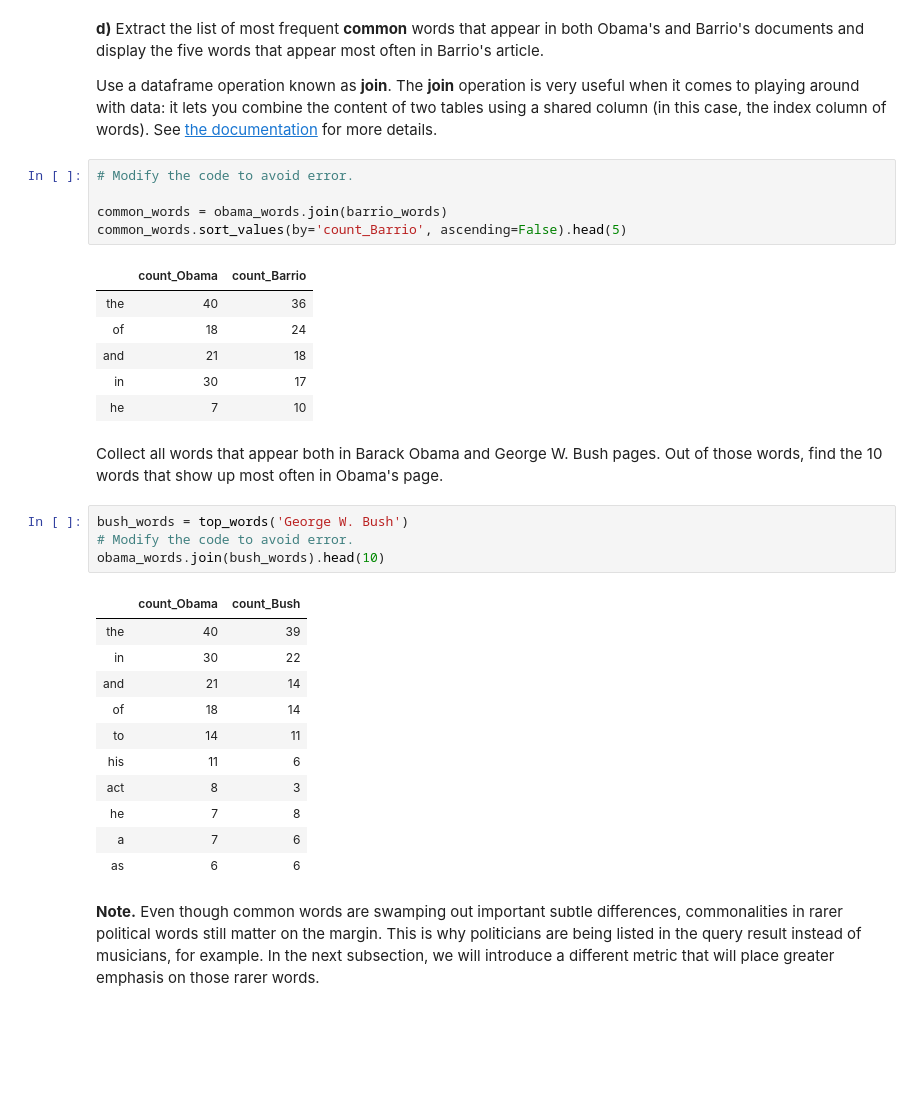
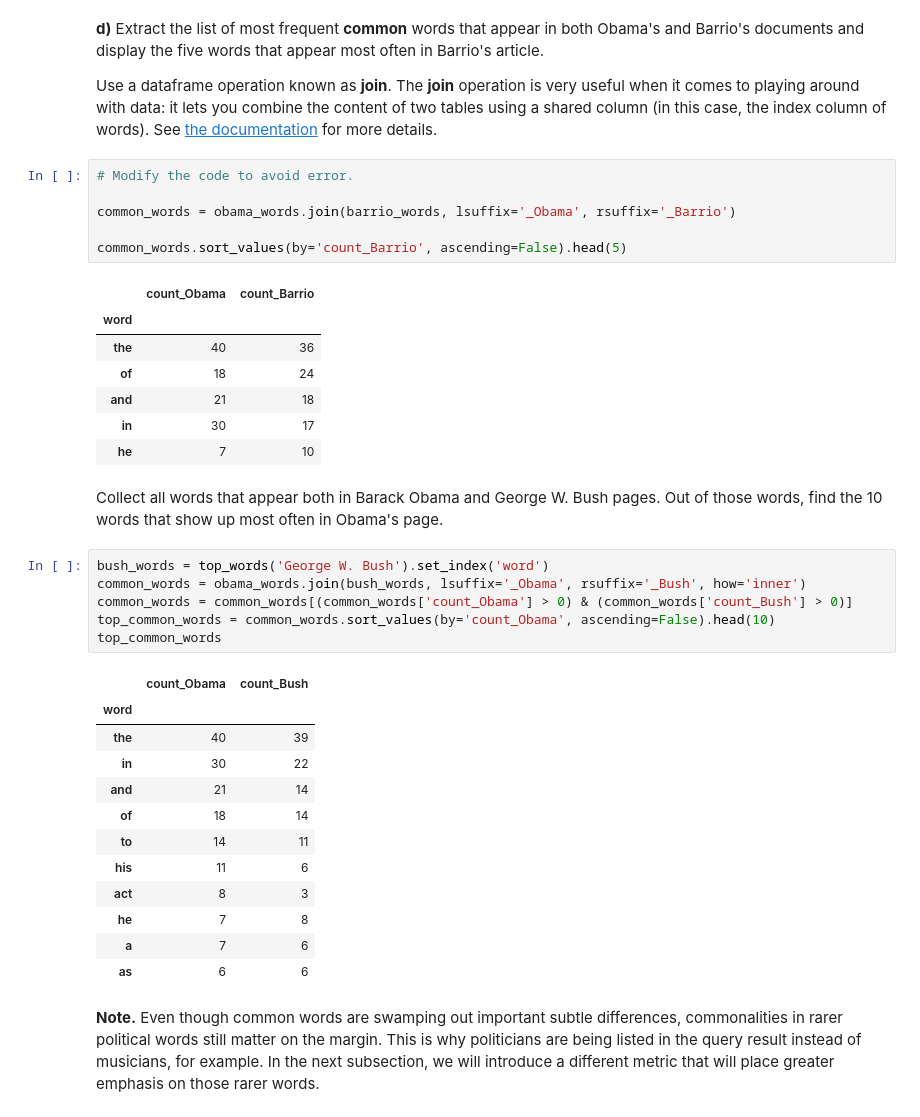
Before and after one commit to Falanger-debug/Data-Analyticts, a Jupyter notebook: Clustering - primer/Assignment_4_without_code.ipynb, the cells around one changed output. Saved outputs shown, nothing was run; the diff lists cells and outputs as text; blank space fills up the shorter version.

```diff
--- a/Clustering - primer/Assignment_4_without_code.ipynb
+++ b/Clustering - primer/Assignment_4_without_code.ipynb
@@ -156,10 +173,12 @@ Use a dataframe operation known as **join**. The **join** operation is very usef
 # %%
 # Modify the code to avoid error.
 
-common_words = obama_words.join(barrio_words)
+common_words = obama_words.join(barrio_words, lsuffix='_Obama', rsuffix='_Barrio')
+
 common_words.sort_values(by='count_Barrio', ascending=False).head(5)
 # %% [output]
 |  | count_Obama | count_Barrio |
+| word |  |  |
 | the | 40 | 36 |
 | of | 18 | 24 |
 | and | 21 | 18 |
@@ -167,22 +186,25 @@ common_words.sort_values(by='count_Barrio', ascending=False).head(5)
 | he | 7 | 10 |
 # %% [markdown]
 Collect all words that appear both in Barack Obama and George W. Bush pages.  Out of those words, find the 10 words that show up most often in Obama's page.
-# %%
-bush_words = top_words('George W. Bush')
-# Modify the code to avoid error.
-obama_words.join(bush_words).head(10)
-# %% [output]
-|  | count_Obama | count_Bush |
-| the | 40 | 39 |
-| in | 30 | 22 |
-| and | 21 | 14 |
-| of | 18 | 14 |
-| to | 14 | 11 |
-| his | 11 | 6 |
-| act | 8 | 3 |
-| he | 7 | 8 |
-| a | 7 | 6 |
-| as | 6 | 6 |
+# %%
+bush_words = top_words('George W. Bush').set_index('word')
+common_words = obama_words.join(bush_words, lsuffix='_Obama', rsuffix='_Bush', how='inner')
+common_words = common_words[(common_words['count_Obama'] > 0) & (common_words['count_Bush'] > 0)]
+top_common_words = common_words.sort_values(by='count_Obama', ascending=False).head(10)
+top_common_words
+# %% [output]
+|  | count_Obama | count_Bush |
+| word |  |  |
+| the | 40 | 39 |
+| in | 30 | 22 |
+| and | 21 | 14 |
+| of | 18 | 14 |
+| to | 14 | 11 |
+| his | 11 | 6 |
+| act | 8 | 3 |
+| he | 7 | 8 |
+| a | 7 | 6 |
+| as | 6 | 6 |
 # %% [markdown]
 **Note.** Even though common words are swamping out important subtle differences, commonalities in rarer political words still matter on the margin. This is why politicians are being listed in the query result instead of musicians, for example. In the next subsection, we will introduce a different metric that will place greater emphasis on those rarer words.
 # %% [markdown]
```
Also changed, not shown: parts of 13 cells of this notebook.
